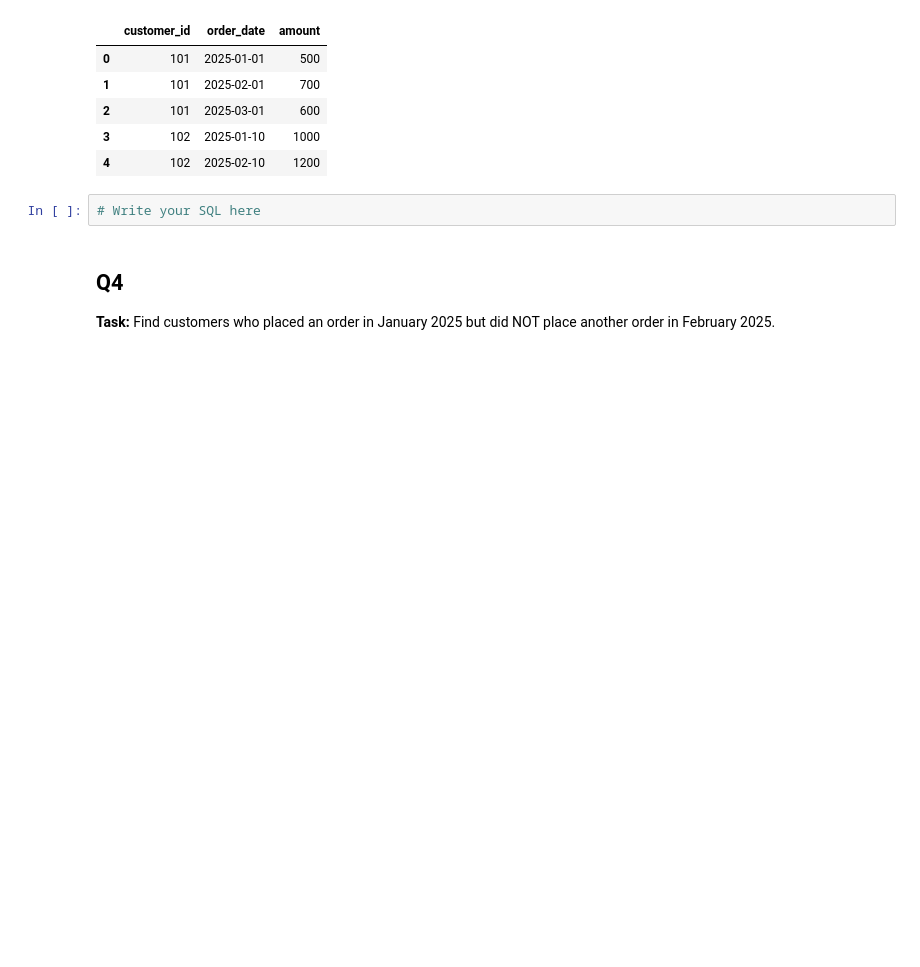
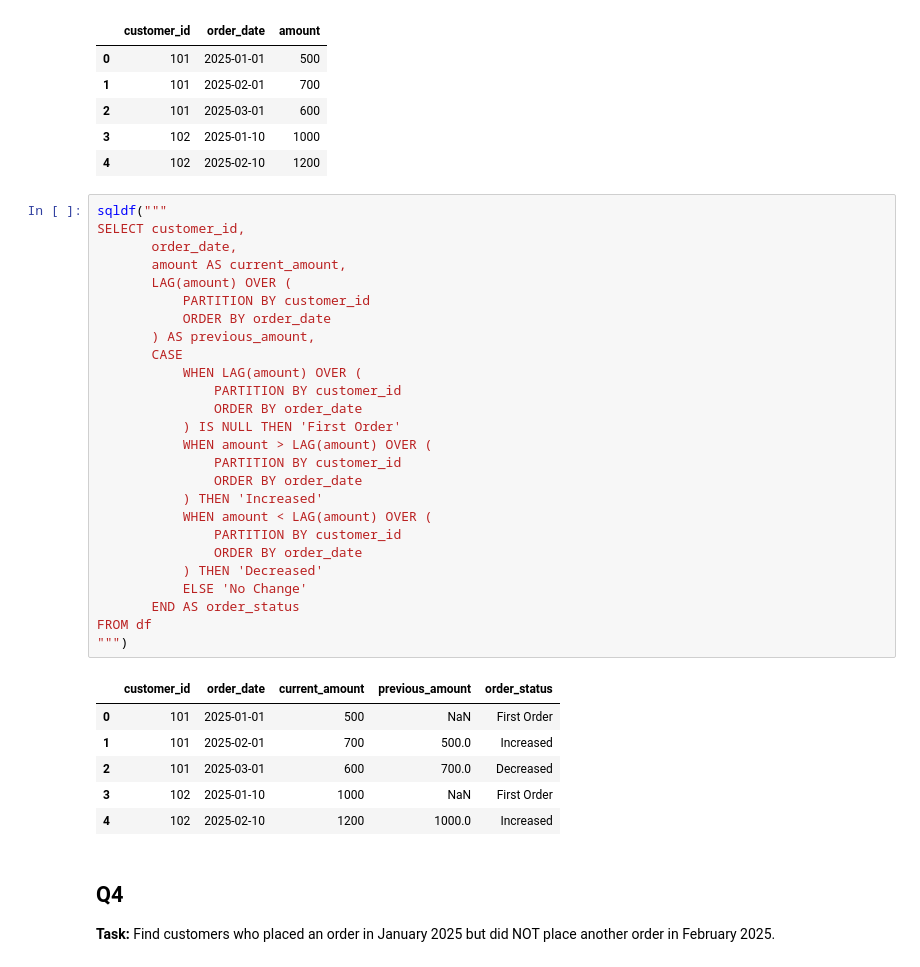
Before and after one commit to Daheemfarooqui/100daysof-sql, a Jupyter notebook: SQL_Practice_Day11_Real_Interview_Mix.ipynb, the cells around one changed output. Cells and saved outputs as stored; diff of their text form; blank space fills up the shorter version.

```diff
--- a/SQL_Practice_Day11_Real_Interview_Mix.ipynb
+++ b/SQL_Practice_Day11_Real_Interview_Mix.ipynb
@@ -97,7 +97,38 @@ df
 | 3 | 102 | 2025-01-10 | 1000 |
 | 4 | 102 | 2025-02-10 | 1200 |
 # %%
-# Write your SQL here
+sqldf("""
+SELECT customer_id,
+       order_date,
+       amount AS current_amount,
+       LAG(amount) OVER (
+           PARTITION BY customer_id
+           ORDER BY order_date
+       ) AS previous_amount,
+       CASE
+           WHEN LAG(amount) OVER (
+               PARTITION BY customer_id
+               ORDER BY order_date
+           ) IS NULL THEN 'First Order'
+           WHEN amount > LAG(amount) OVER (
+               PARTITION BY customer_id
+               ORDER BY order_date
+           ) THEN 'Increased'
+           WHEN amount < LAG(amount) OVER (
+               PARTITION BY customer_id
+               ORDER BY order_date
+           ) THEN 'Decreased'
+           ELSE 'No Change'
+       END AS order_status
+FROM df
+""")
+# %% [output]
+|  | customer_id | order_date | current_amount | previous_amount | order_status |
+| 0 | 101 | 2025-01-01 | 500 | NaN | First Order |
+| 1 | 101 | 2025-02-01 | 700 | 500.0 | Increased |
+| 2 | 101 | 2025-03-01 | 600 | 700.0 | Decreased |
+| 3 | 102 | 2025-01-10 | 1000 | NaN | First Order |
+| 4 | 102 | 2025-02-10 | 1200 | 1000.0 | Increased |
 # %% [markdown]
 ## Q4
 
```
Also changed, not shown: parts of 12 cells of this notebook.
